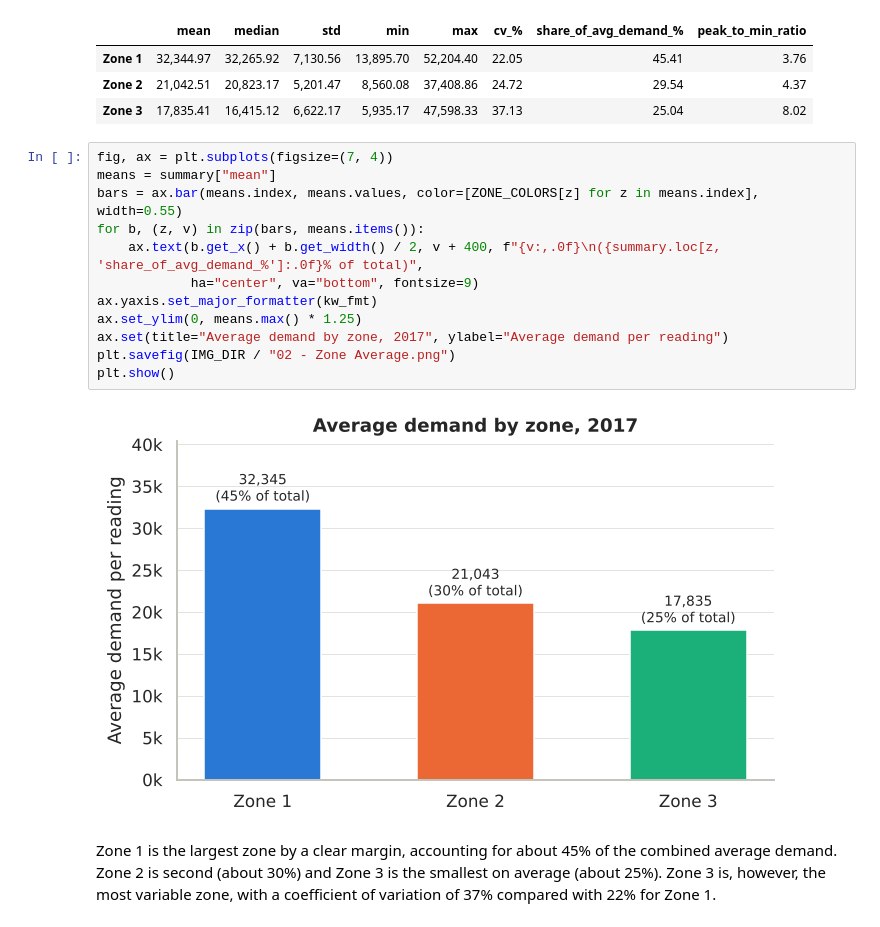
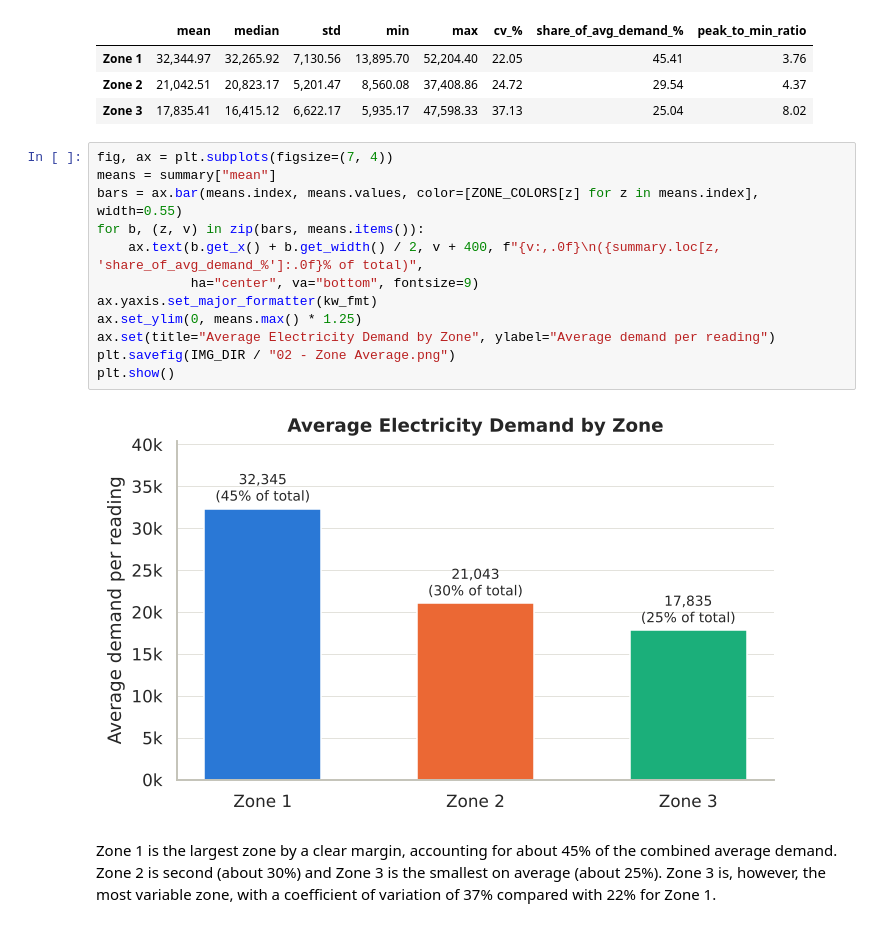
Before and after one commit to adaeudoxie/Morocco-Electricity-Consumption, a Jupyter notebook: notebooks/Morocco Electricity Analysis.ipynb, the cells around one changed output. Drawn from its saved outputs; the diff is of its cells as text.

```diff
--- a/notebooks/Morocco Electricity Analysis.ipynb
+++ b/notebooks/Morocco Electricity Analysis.ipynb
@@ -377,17 +377,17 @@ summary
 # %%
 fig, ax = plt.subplots(figsize=(7, 4))
 means = summary["mean"]
 bars = ax.bar(means.index, means.values, color=[ZONE_COLORS[z] for z in means.index], width=0.55)
 for b, (z, v) in zip(bars, means.items()):
     ax.text(b.get_x() + b.get_width() / 2, v + 400, f"{v:,.0f}\n({summary.loc[z, 'share_of_avg_demand_%']:.0f}% of total)",
             ha="center", va="bottom", fontsize=9)
 ax.yaxis.set_major_formatter(kw_fmt)
 ax.set_ylim(0, means.max() * 1.25)
-ax.set(title="Average demand by zone, 2017", ylabel="Average demand per reading")
+ax.set(title="Average Electricity Demand by Zone", ylabel="Average demand per reading")
 plt.savefig(IMG_DIR / "02 - Zone Average.png")
 plt.show()
 # %% [output]
-[figure, old version]
+[figure, new version]
 # %% [markdown]
 Zone 1 is the largest zone by a clear margin, accounting for about 45% of the combined average demand. Zone 2 is second (about 30%) and Zone 3 is the smallest on average (about 25%). Zone 3 is, however, the most variable zone, with a coefficient of variation of 37% compared with 22% for Zone 1.
 # %% [markdown]
```
Also changed, not shown: parts of 5 cells of this notebook, 8 other files.
